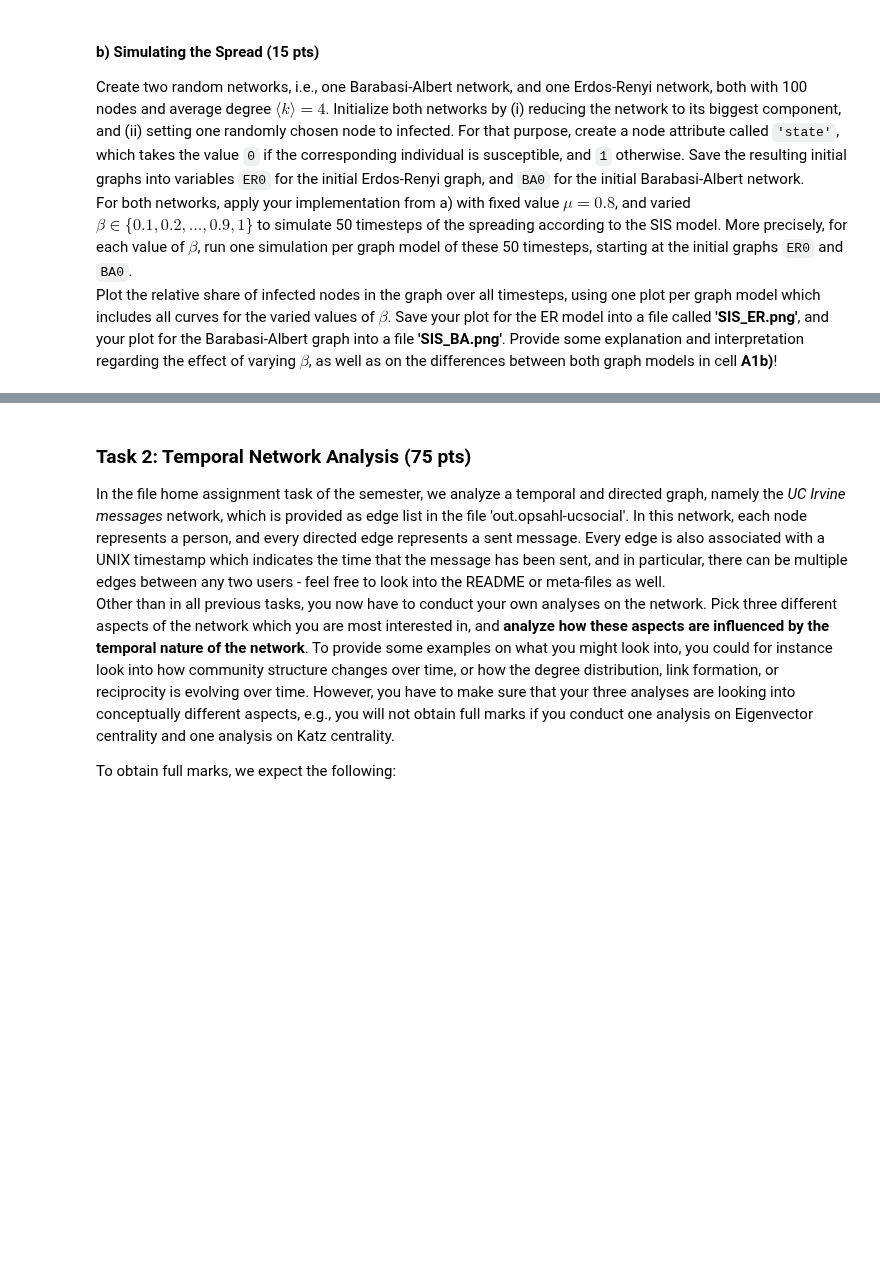
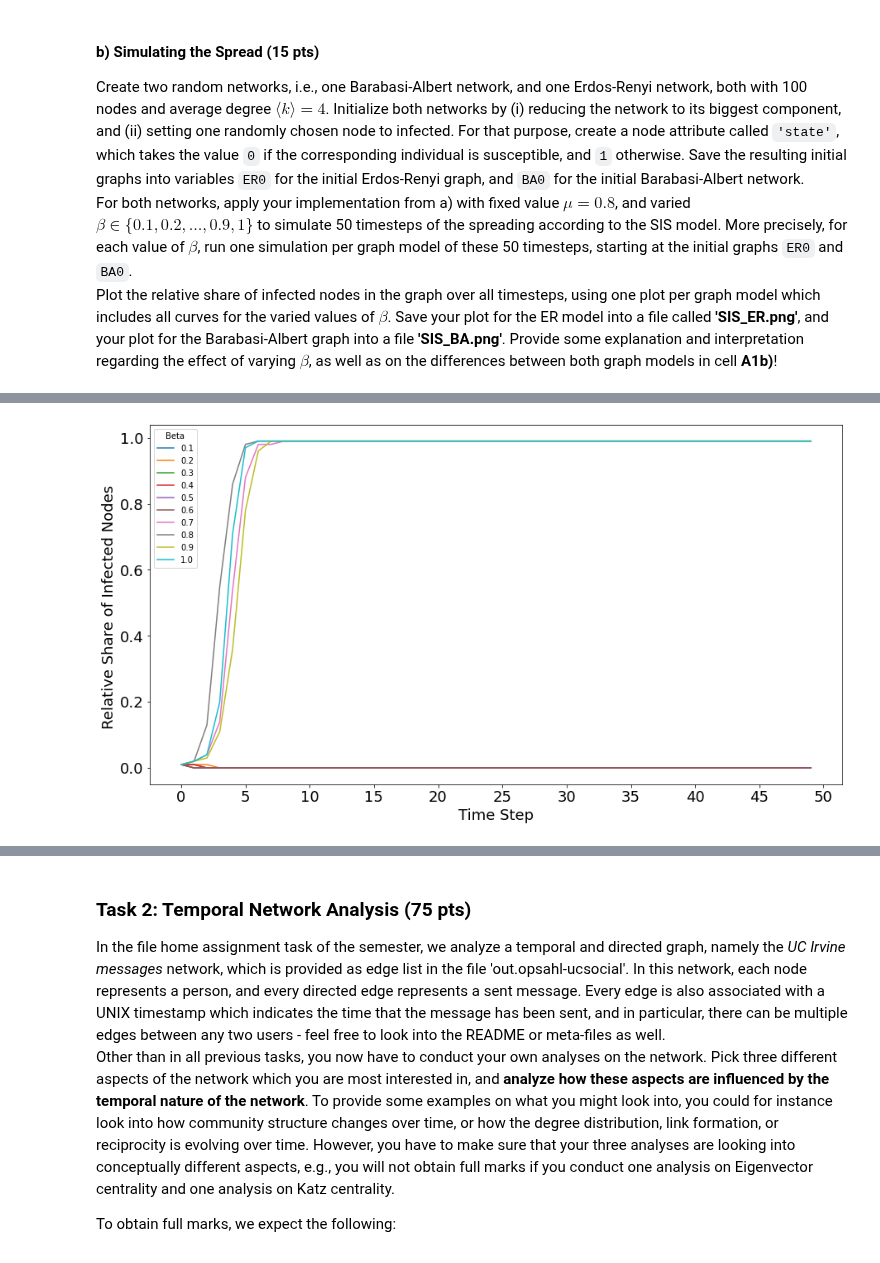
Before and after one commit to sunwen0120/social_network, a Jupyter notebook: homework_4/Wen_Sun_home_assignment_4.ipynb, the cells around one changed output, grey strips where cells are left out. Saved outputs shown, nothing was run; the diff lists cells and outputs as text; code cells hidden in the pictures; blank space fills up the shorter version.

```diff
--- a/homework_4/Wen_Sun_home_assignment_4.ipynb
+++ b/homework_4/Wen_Sun_home_assignment_4.ipynb
@@ -409,0 +238,25 @@ ER0 = initialize_graph(ER,'state')
+# %%
+
+BA = nx.barabasi_albert_graph(100,2)
+BA0 = initialize_graph(BA, attr)
+BA0_new = nx.set_node_attributes(BA0, name = 'recover',values =0)
+
+plt.figure(figsize=(15,8))
+for beta in np.linspace(.1,1,10):
+    plt.plot(simulate_SIS_epidemic(BA0,50,beta,attr),label=round(beta,1))
+
+
+x_major_locator=MultipleLocator(5)
+ax=plt.gca()
+ax.xaxis.set_major_locator(x_major_locator)
+plt.legend(title='Beta')
+plt.ylabel('Relative Share of Infected Nodes ',size=18)
+plt.xlabel('Time Step',size=18)
+plt.xticks(size=18)
+plt.yticks(size=18)
+
+fig = plt.gcf()
+plt.show()
+fig.savefig("SIS_BA.png")
+# %% [output]
+[figure, added]
```
Also changed, not shown: parts of 28 cells of this notebook, 3 other files.
